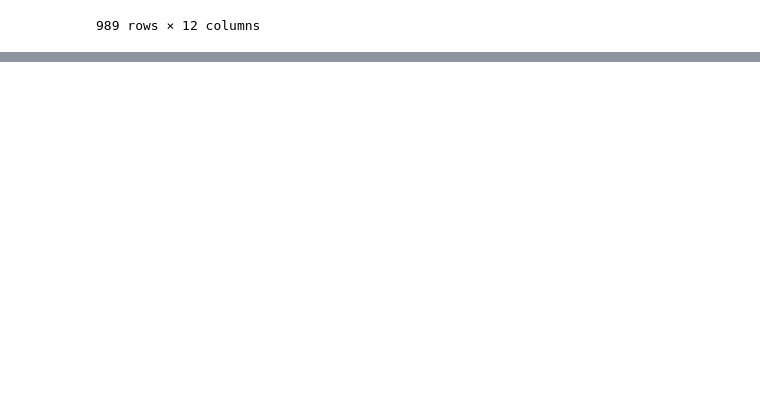
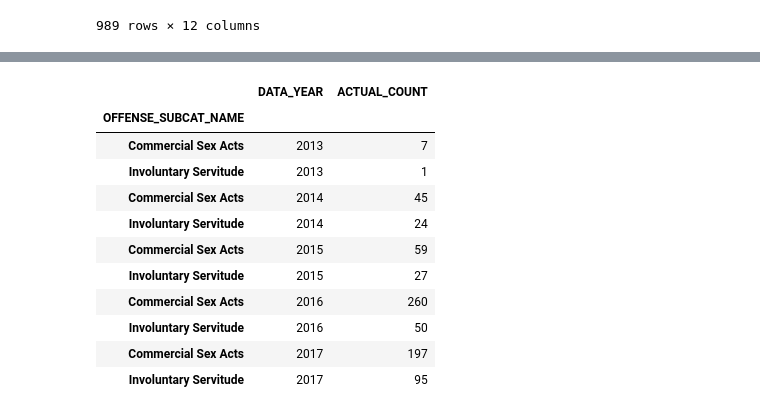
Before and after one commit to bakeralexan/human_trafficking_interactive_charts, a Jupyter notebook: ori_to_fips.ipynb, the cells around one changed output, grey strips where cells are left out. Saved outputs shown, nothing was run; the diff lists cells and outputs as text; code cells hidden in the pictures; blank space fills up the shorter version.

```diff
--- a/ori_to_fips.ipynb
+++ b/ori_to_fips.ipynb
@@ -157,0 +213,5 @@ merge_short_df = merge_df[['DATA_YEAR', 'OFFENSE_SUBCAT_ID', 'OFFENSE_SUBCAT_NAM
+# %%
+merge_2017_df = merge_short_df.loc[merge_short_df['DATA_YEAR']==2017]
+short_2017_df=merge_2017_df[['DATA_YEAR','OFFENSE_SUBCAT_NAME','ACTUAL_COUNT']]
+sum_2017_df=short_2017_df.groupby('OFFENSE_SUBCAT_NAME').sum()
+sum_2017_df.loc[sum_2017_df['DATA_YEAR'] > 2017, 'DATA_YEAR'] = 2017
@@ -157,0 +289,16 @@ merge_short_df = merge_df[['DATA_YEAR', 'OFFENSE_SUBCAT_ID', 'OFFENSE_SUBCAT_NAM
+# %%
+append_4_df = append_3_df.append(sum_2017_df)
+append_4_df
+# %% [output]
+|  | DATA_YEAR | ACTUAL_COUNT |
+| OFFENSE_SUBCAT_NAME |  |  |
+| Commercial Sex Acts | 2013 | 7 |
+| Involuntary Servitude | 2013 | 1 |
+| Commercial Sex Acts | 2014 | 45 |
+| Involuntary Servitude | 2014 | 24 |
+| Commercial Sex Acts | 2015 | 59 |
+| Involuntary Servitude | 2015 | 27 |
+| Commercial Sex Acts | 2016 | 260 |
+| Involuntary Servitude | 2016 | 50 |
+| Commercial Sex Acts | 2017 | 197 |
+| Involuntary Servitude | 2017 | 95 |
```
Also changed, not shown: parts of 17 cells of this notebook, 1 other file.
